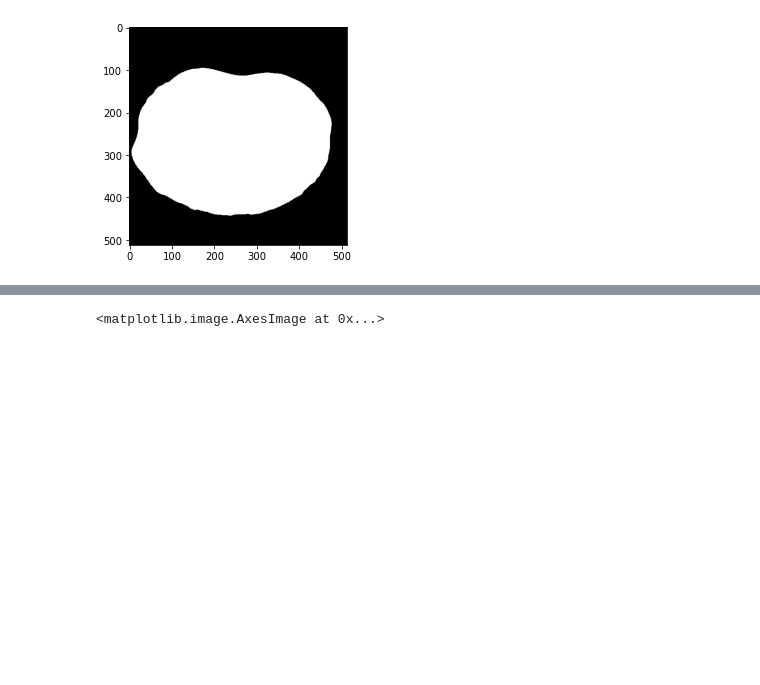
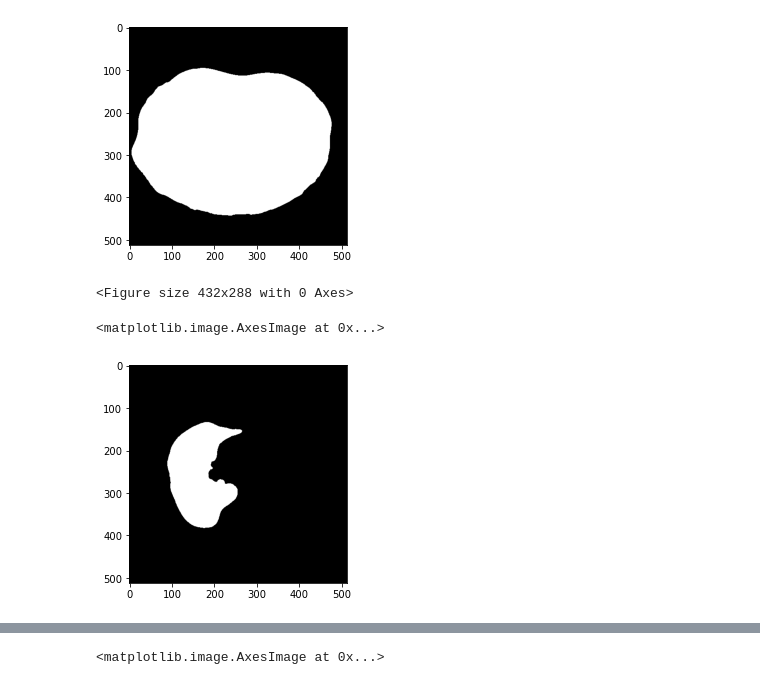
Before and after one commit to stabor705/opencv-and-ai-agh-2024, a Jupyter notebook: lab-1/Lab1/Project1.ipynb, the cells around one changed output, grey strips where cells are left out. Saved outputs shown, nothing was run; the diff lists cells and outputs as text; code cells hidden in the pictures; blank space fills up the shorter version.

Commit message:
better single lung extraction

```diff
--- a/lab-1/Lab1/Project1.ipynb
+++ b/lab-1/Lab1/Project1.ipynb
@@ -252,3 +217,30 @@ nib_img = nib.Nifti1Image(closed, np.eye(4))
 nib.save(nib_img, "lungs_segmented.nii")
 # %% [output]
 [figure]
+# %%
+from scipy import ndimage as ndi
+from skimage.feature import peak_local_max
+import pandas as pd
+
+plt.gray()
+
+distance = ndi.distance_transform_edt(closed)
+coords = peak_local_max(distance, footprint=np.ones((150, 150, 150)), labels=closed)
+mask = np.zeros(distance.shape, dtype=np.bool_)
+mask[tuple(coords.T)] = True
+markers, _ = ndi.label(mask)
+labels = watershed(-distance, markers, mask=closed)
+props = measure.regionprops_table(labels, properties=('label', 'area', 'bbox'))
+props_df = pd.DataFrame(props)
+lungs_props_df = props_df.sort_values(by="area", ascending=False).iloc[:2].sort_values(by="bbox-1")
+left_lung_label = lungs_props_df.iloc[0]["label"]
+right_lung_label = lungs_props_df.iloc[1]["label"]
+left_lung = labels == left_lung_label
+right_lung = labels == right_lung_label
+# %% [output]
+<Figure size 432x288 with 0 Axes>
+# %%
+plt.imshow(left_lung[:, :, 80])
+# %% [output]
+<matplotlib.image.AxesImage at 0x...>
+[figure, added]
```
Also changed, not shown: parts of 16 cells of this notebook.
